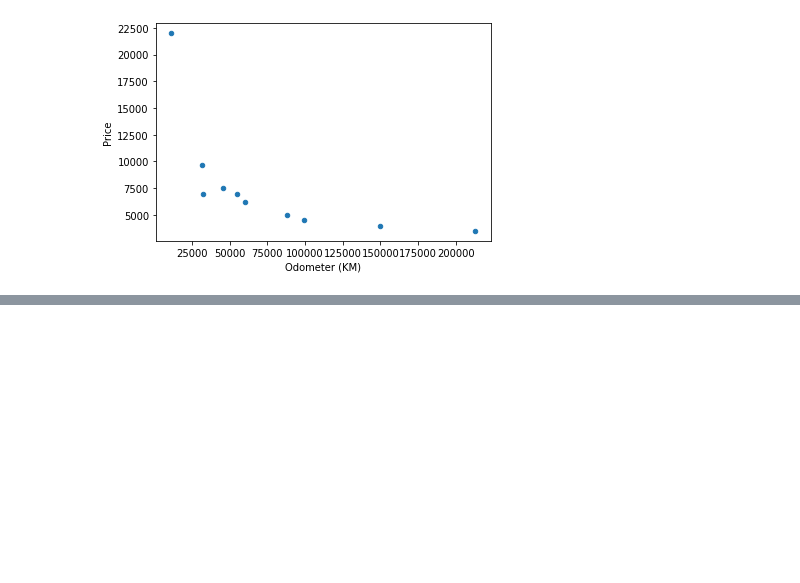
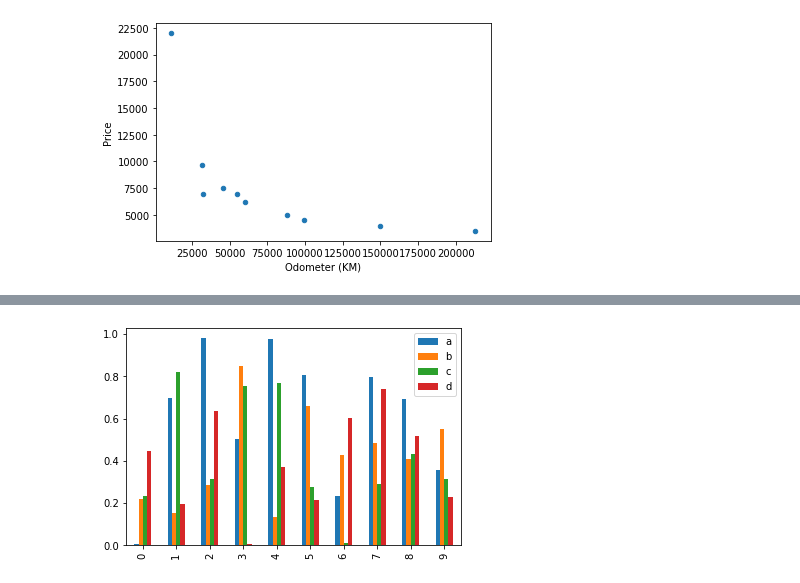
Before and after one commit to akshatz/dataScienceTutorial, a Jupyter notebook: introductionToMatplotlib.ipynb, the cells around one changed output, grey strips where cells are left out. Drawn from its saved outputs; the diff is of its cells as text; code cells hidden in the pictures; blank space fills up the shorter version.

```diff
--- a/introductionToMatplotlib.ipynb
+++ b/introductionToMatplotlib.ipynb
@@ -269,0 +293,4 @@ carSales.plot(x="Odometer (KM)", y="Price", kind="scatter");
+# %%
+df.plot(kind="bar");
+# %% [output]
+[figure, added]
```
Also changed, not shown: parts of 11 cells of this notebook.
